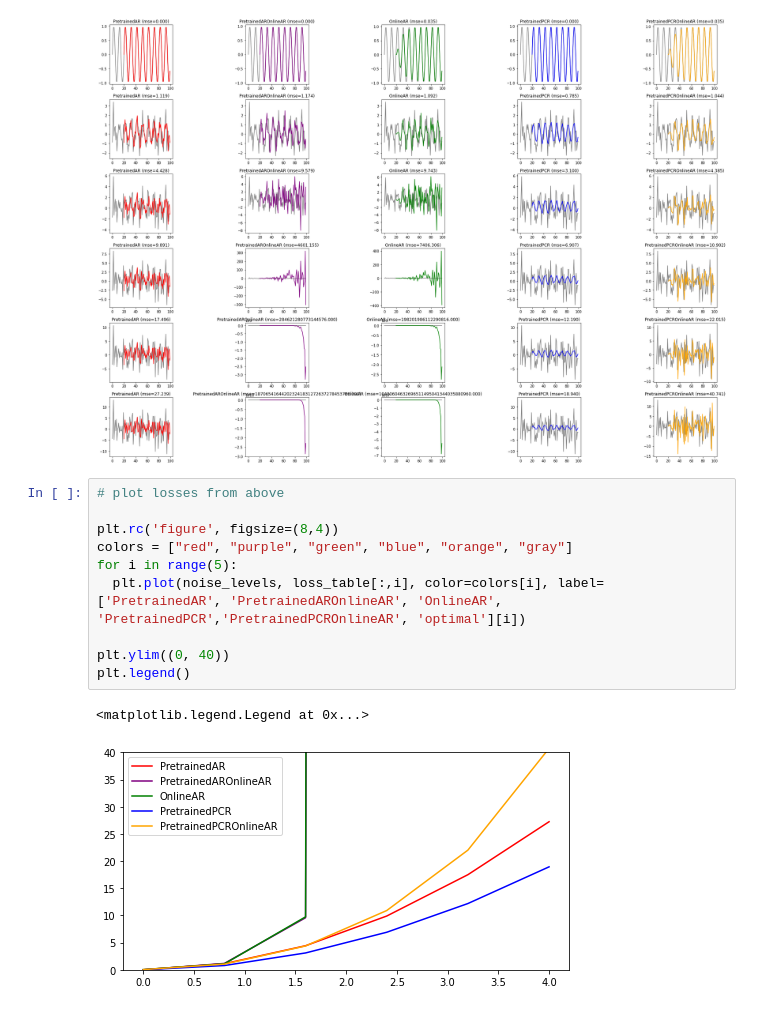
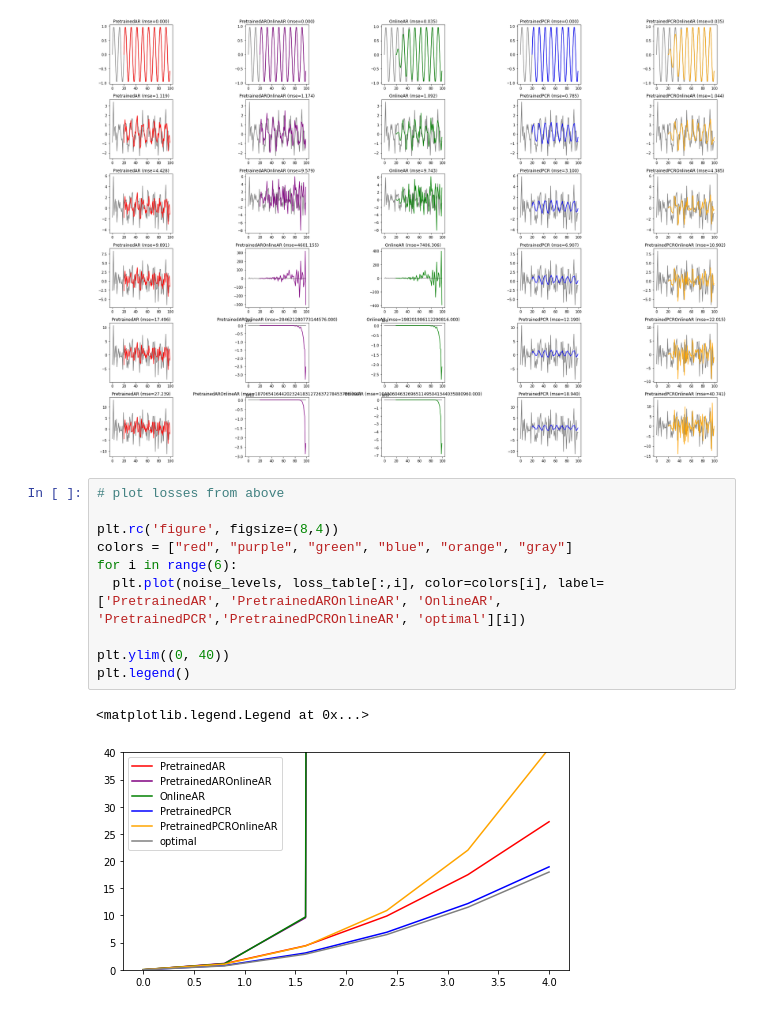
Before and after one commit to danielsuo/skgaip, a Jupyter notebook: notebooks/2020-05-30 Algorithm 1.ipynb, the cells around one changed output. Saved outputs shown, nothing was run; the diff lists cells and outputs as text.

Commit message:
Update graphs

```diff
--- a/notebooks/2020-05-30 Algorithm 1.ipynb
+++ b/notebooks/2020-05-30 Algorithm 1.ipynb
@@ -252,13 +252,13 @@ plt.tight_layout()
 # %%
 # plot losses from above
 
 plt.rc('figure', figsize=(8,4))
 colors = ["red", "purple", "green", "blue", "orange", "gray"]
-for i in range(5):
+for i in range(6):
   plt.plot(noise_levels, loss_table[:,i], color=colors[i], label=['PretrainedAR', 'PretrainedAROnlineAR', 'OnlineAR', 'PretrainedPCR','PretrainedPCROnlineAR', 'optimal'][i])
 
 plt.ylim((0, 40))
 plt.legend()
 # %% [output]
 <matplotlib.legend.Legend at 0x...>
-[figure, old version]
+[figure, new version]
```
